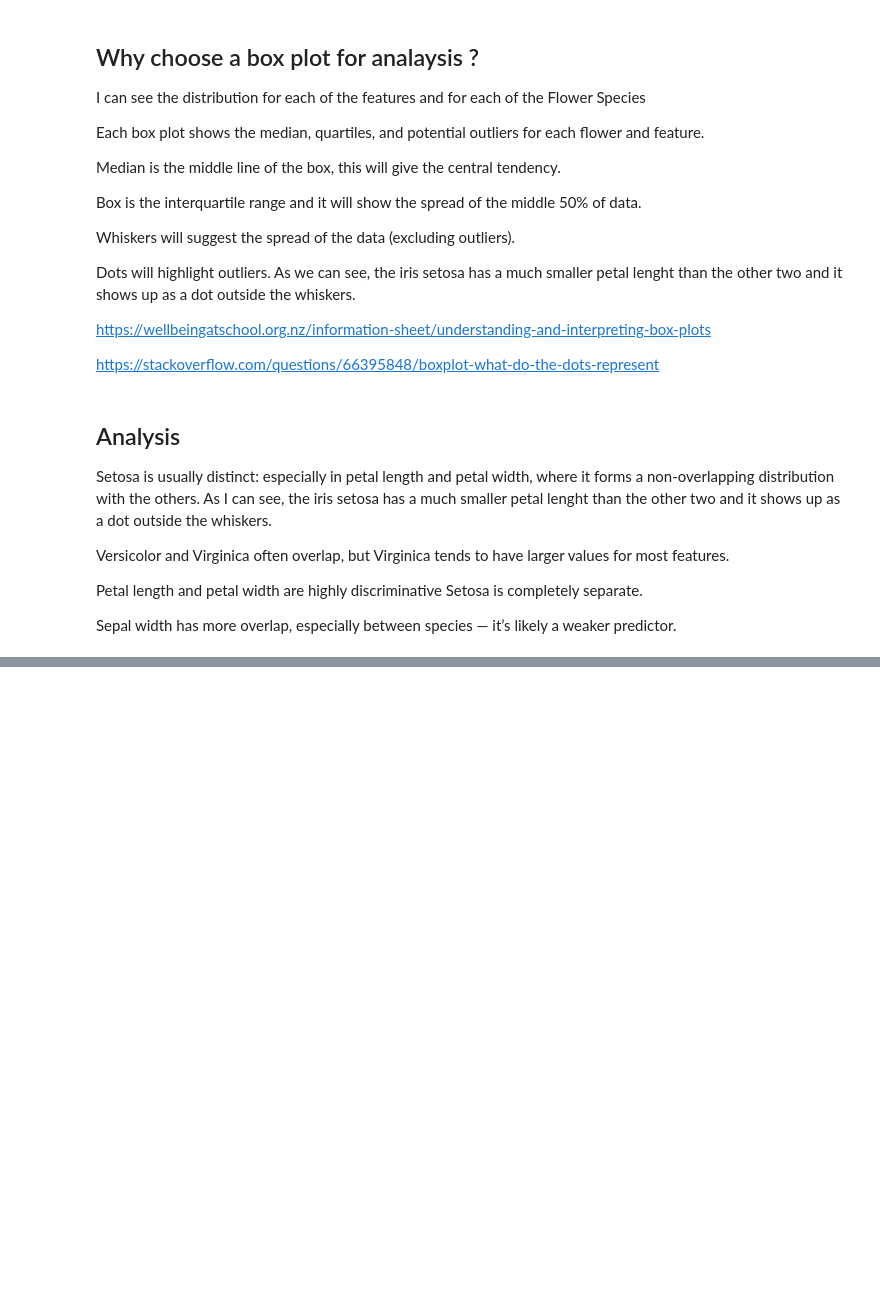
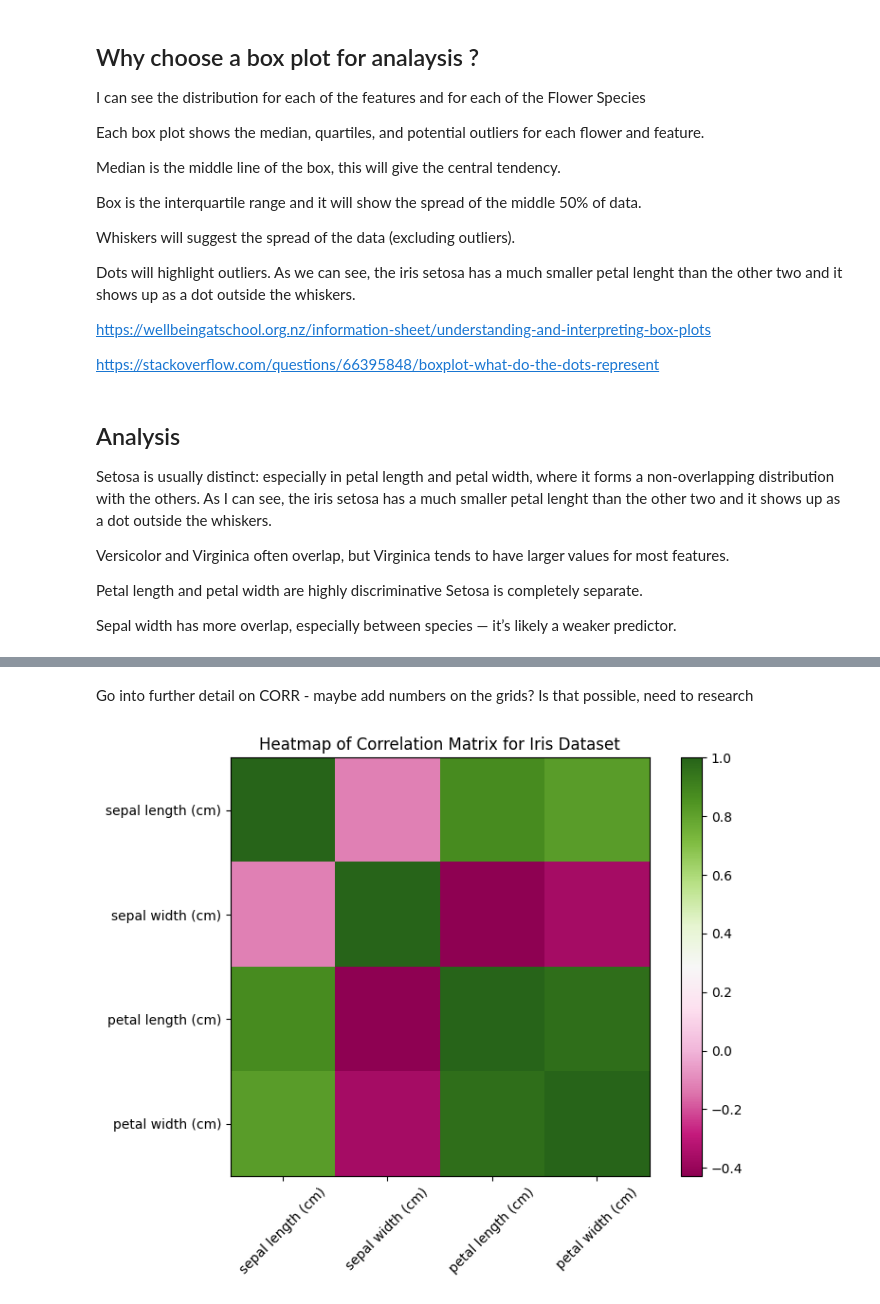
Before and after one commit to LDonn32/pands-project, a Jupyter notebook: analysis.ipynb, the cells around one changed output, grey strips where cells are left out. Drawn from its saved outputs; the diff is of its cells as text; code cells hidden in the pictures; blank space fills up the shorter version.

Commit message:
heatmaps added to further analysis section, could add to this code like add numbers on grids maybe. Further Analysis needed on what it depicts too

```diff
--- a/analysis.ipynb
+++ b/analysis.ipynb
@@ -442,0 +461,61 @@ Sepal width has more overlap, especially between species — it’s likely a wea
+# %% [markdown]
+Go into further detail on CORR - maybe add numbers on the grids? Is that possible, need to research
+# %%
+# Import the necessary libraries.
+import pandas as pd
+import numpy as np
+import matplotlib.pyplot as plt
+from sklearn.datasets import load_iris
+# Load the iris dataset.
+# See: https://scikit-learn.org/stable/modules/generated/sklearn.datasets.load_iris.html
+iris = load_iris()
+
+#convert the data into a Pandas Dataframe
+# adds columns based off the feature names from the data
+
+df = pd.DataFrame(data=iris.data, columns=iris.feature_names)
+
+# Using the corr() function to calculate correlations between columns in the DF.
+# See: https://www.geeksforgeeks.org/python-pandas-dataframe-corr/
+
+corr_matrix = df.corr()
+
+# Set the figure size.
+plt.figure(figsize=(8, 6))
+
+# Create the heatmap using the imshow() function.
+# See: https://matplotlib.org/stable/gallery/images_contours_and_fields/image_annotated_heatmap.html
+# Using the cmap 'PiYG' to choose pink and green colours for the heatmap.
+# See: https://matplotlib.org/stable/tutorials/colors/colormaps.html
+# See: https://matplotlib.org/stable/api/_as_gen/matplotlib.pyplot.imshow.html
+
+plt.imshow(corr_matrix, cmap='PiYG', interpolation='none')
+
+# Add a color bar.
+
+plt.colorbar()
+
+# Set the x axis ticks.
+# See: https://matplotlib.org/stable/api/_as_gen/matplotlib.pyplot.xticks.html
+
+plt.xticks(np.arange(len(corr_matrix.columns)), corr_matrix.columns, rotation=45)
+
+# Set the y-axis ticks.
+# See: https://matplotlib.org/stable/api/_as_gen/matplotlib.pyplot.yticks.html
+
+plt.yticks(np.arange(len(corr_matrix.columns)), corr_matrix.columns)
+
+# Set a title and show.
+
+plt.title('Heatmap of Correlation Matrix for Iris Dataset')
+
+# Adjust layout for better spacing.
+# See: https://matplotlib.org/stable/api/_as_gen/matplotlib.pyplot.tight_layout.html
+
+plt.tight_layout()
+
+# Show the heatmap.
+
+plt.show()
+# %% [output]
+[figure, added]
```
Also changed, not shown: parts of 2 cells of this notebook.
